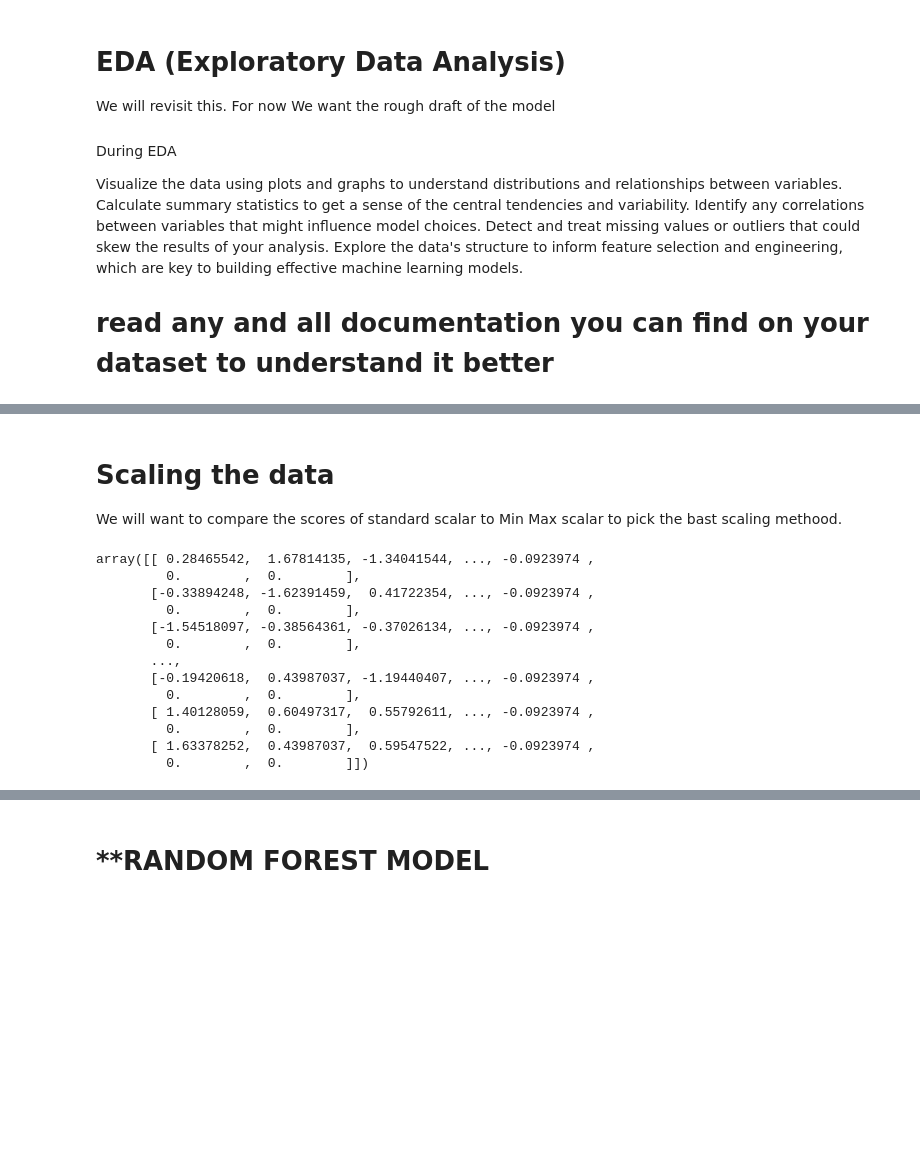
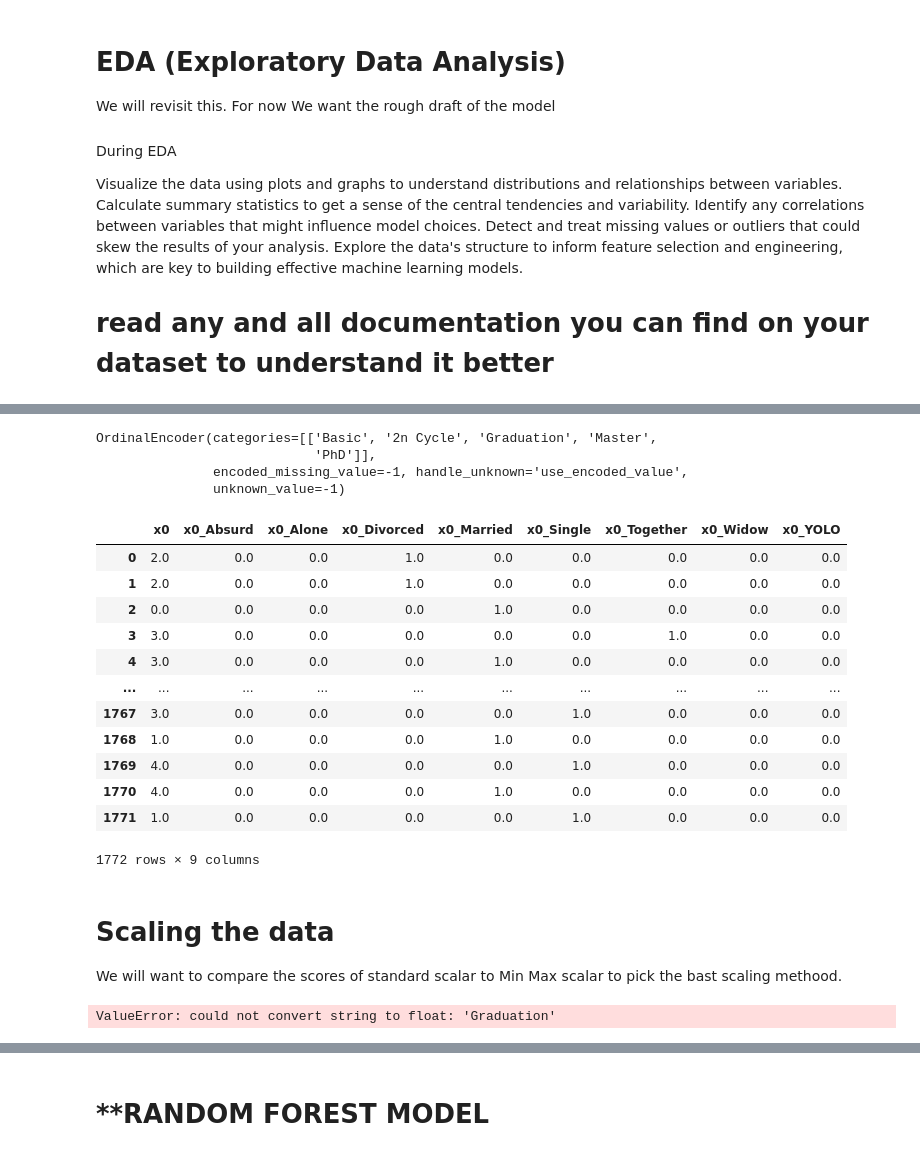
Before and after one commit to ehxewri/Project-2, a Jupyter notebook: Maketing Campaign/Marketing_Campaign.ipynb, the cells around one changed output, grey strips where cells are left out. Saved outputs shown, nothing was run; the diff lists cells and outputs as text; code cells hidden in the pictures; blank space fills up the shorter version.

```diff
--- a/Maketing Campaign/Marketing_Campaign.ipynb
+++ b/Maketing Campaign/Marketing_Campaign.ipynb
@@ -79,7 +99,8 @@ print (f'Columns that are not numeric :\n {non_numeric}')
 # we come back to this and preprocess based on the draft results if needed
 
 
-data_drop_columns = data.drop(columns=non_numeric, axis=1)
+# data_drop_columns = data.drop(columns=non_numeric, axis=1)
+data_drop_columns = data.drop(columns=["ID","Year_Birth"], axis=1)
 data_drop_na = data_drop_columns.dropna()
 df = data_drop_na.copy()
 df.head()
@@ -93,0 +137,8 @@ X_train, X_test, y_train, y_test = train_test_split(X, y, test_size=0.20, random
+# %%
+
+# Create the encoder instance
+mar_encoder = OneHotEncoder(handle_unknown='ignore', sparse_output=False)
+
+# Train the encoder
+mar_encoder.fit(X_train['Marital_Status'].values.reshape(-1,1))
+# Create a DataFrame with the encoded data
@@ -94,3 +157,50 @@ X_train, X_test, y_train, y_test = train_test_split(X, y, test_size=0.20, random
+# %%
+# Create an encoder for the backpack_color column
+edu_ord_enc = OrdinalEncoder(categories = [['Basic','2n Cycle','Graduation','Master','PhD']], encoded_missing_value=-1, handle_unknown='use_encoded_value', unknown_value=-1)
+
+# Train the encoder
+edu_ord_enc.fit(X_train['Education'].values.reshape(-1,1))
+# %% [output]
+OrdinalEncoder(categories=[['Basic', '2n Cycle', 'Graduation', 'Master',
+                            'PhD']],
+               encoded_missing_value=-1, handle_unknown='use_encoded_value',
+               unknown_value=-1)
+# %%
+# Create a function using the pretrained encoders to use on
+# any new data (including the testing data)
+
+def X_preprocess(X_data):
+    # Transform each column into numpy arrays
+    marital_status_encoded = mar_encoder.transform(X_data['Marital_Status'].values.reshape(-1,1))
+    education_encoded = edu_ord_enc.transform(X_data['Education'].values.reshape(-1,1))
+    # favorite_creature_encoded = creature_ohe.transform(X_data['favorite_creature'].values.reshape(-1,1))
+
+    # Reorganize the numpy arrays into a DataFrame
+    marital_status_encoded_df = pd.DataFrame(marital_status_encoded, columns = mar_encoder.get_feature_names_out())
+    education_encoded_df = pd.DataFrame(education_encoded, columns= edu_ord_enc.get_feature_names_out())
+    out_df = pd.concat([education_encoded_df,marital_status_encoded_df], axis = 1)
+
+
+    # Return the DataFrame
+    return out_df
+# %%
+# Preprocess the training data
+X_train_proc=X_preprocess(X_train)
+display (X_train_proc)
+# %% [output]
+|  | x0 | x0_Absurd | x0_Alone | x0_Divorced | x0_Married | x0_Single | x0_Together | x0_Widow | x0_YOLO |
+| 0 | 2.0 | 0.0 | 0.0 | 1.0 | 0.0 | 0.0 | 0.0 | 0.0 | 0.0 |
+| 1 | 2.0 | 0.0 | 0.0 | 1.0 | 0.0 | 0.0 | 0.0 | 0.0 | 0.0 |
+| 2 | 0.0 | 0.0 | 0.0 | 0.0 | 1.0 | 0.0 | 0.0 | 0.0 | 0.0 |
+| 3 | 3.0 | 0.0 | 0.0 | 0.0 | 0.0 | 0.0 | 1.0 | 0.0 | 0.0 |
+| 4 | 3.0 | 0.0 | 0.0 | 0.0 | 1.0 | 0.0 | 0.0 | 0.0 | 0.0 |
+| ... | ... | ... | ... | ... | ... | ... | ... | ... | ... |
+| 1767 | 3.0 | 0.0 | 0.0 | 0.0 | 0.0 | 1.0 | 0.0 | 0.0 | 0.0 |
+| 1768 | 1.0 | 0.0 | 0.0 | 0.0 | 1.0 | 0.0 | 0.0 | 0.0 | 0.0 |
+| 1769 | 4.0 | 0.0 | 0.0 | 0.0 | 0.0 | 1.0 | 0.0 | 0.0 | 0.0 |
+| 1770 | 4.0 | 0.0 | 0.0 | 0.0 | 1.0 | 0.0 | 0.0 | 0.0 | 0.0 |
+| 1771 | 1.0 | 0.0 | 0.0 | 0.0 | 0.0 | 1.0 | 0.0 | 0.0 | 0.0 |
+1772 rows × 9 columns
 # %% [markdown]
 # Scaling the data
 We will want to compare the scores of standard scalar to Min Max scalar to pick the bast scaling methood.
@@ -98,25 +208,13 @@ We will want to compare the scores of standard scalar to Min Max scalar to pick
 # Scale the X data by using StandardScaler()
 scaler_ss = StandardScaler().fit(X_train)
 X_train_ss_scaled = scaler_ss.transform(X_train)
-X_train_ss_scaled
+display (X_train_ss_scaled)
 
 # Transform the test dataset based on the fit from the training dataset
 X_test_ss_scaled = scaler_ss.transform(X_test)
-X_test_ss_scaled
+display (X_test_ss_scaled)
 # %% [output]
-array([[ 0.28465542,  1.67814135, -1.34041544, ..., -0.0923974 ,
-         0.        ,  0.        ],
-       [-0.33894248, -1.62391459,  0.41722354, ..., -0.0923974 ,
-         0.        ,  0.        ],
-       [-1.54518097, -0.38564361, -0.37026134, ..., -0.0923974 ,
-         0.        ,  0.        ],
-       ...,
-       [-0.19420618,  0.43987037, -1.19440407, ..., -0.0923974 ,
-         0.        ,  0.        ],
-       [ 1.40128059,  0.60497317,  0.55792611, ..., -0.0923974 ,
-         0.        ,  0.        ],
-       [ 1.63378252,  0.43987037,  0.59547522, ..., -0.0923974 ,
-         0.        ,  0.        ]])
+ValueError: could not convert string to float: 'Graduation'
 # %%
 # now lets look at min max scaler
 scaler_mm = MinMaxScaler().fit(X_train)
```
Also changed, not shown: parts of 31 cells of this notebook.
